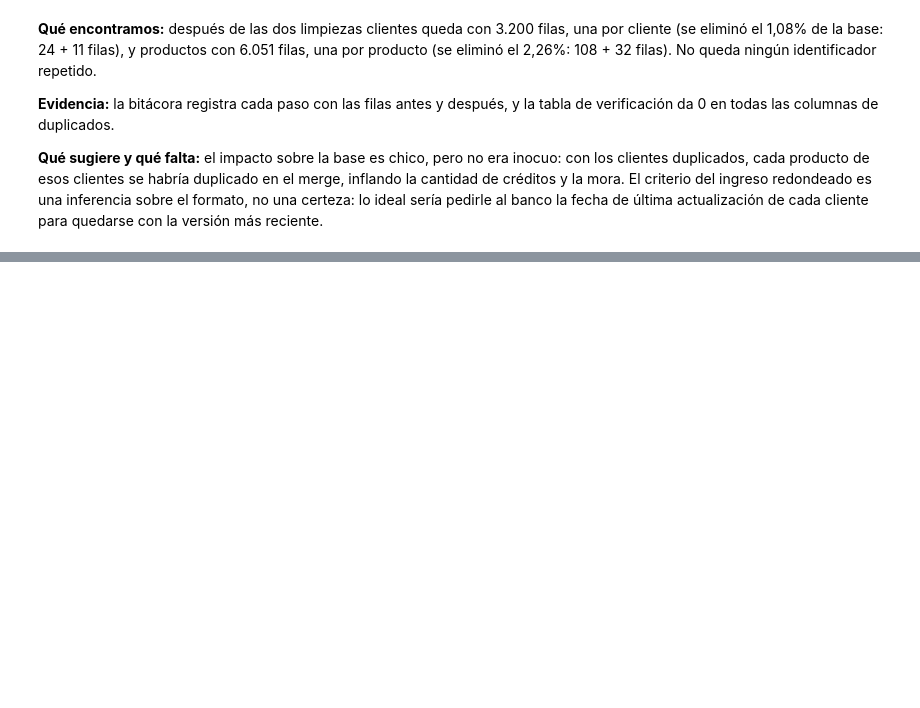
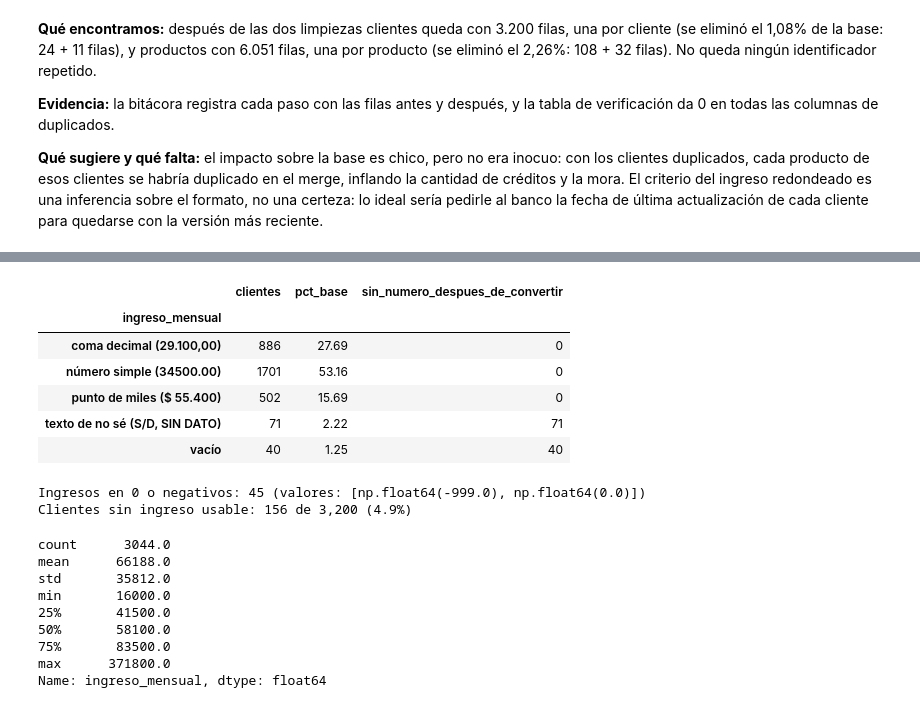
Before and after one commit to ncho06-a11y/proyecto-final-merli, a Jupyter notebook: notebooks/analisis_riesgo_credito.ipynb, the cells around one changed output, grey strips where cells are left out. Drawn from its saved outputs; the diff is of its cells as text; code cells hidden in the pictures; blank space fills up the shorter version.

```diff
--- a/notebooks/analisis_riesgo_credito.ipynb
+++ b/notebooks/analisis_riesgo_credito.ipynb
@@ -614,0 +1138,59 @@ display(
+# %%
+def clasificar_formato_ingreso(ingreso_texto):
+    """Dice en cuál de los formatos del archivo está escrito un ingreso."""
+    if pd.isna(ingreso_texto):
+        return "vacío"
+    if "," in ingreso_texto:
+        return "coma decimal (29.100,00)"
+    if "$" in ingreso_texto or re.match(PATRON_MILES_CON_PUNTO, ingreso_texto):
+        return "punto de miles ($ 55.400)"
+    if re.match(r"^-?[\d.]+$", ingreso_texto):
+        return "número simple (34500.00)"
+    return "texto de no sé (S/D, SIN DATO)"
+# %%
+# Convierto el ingreso a número y reporto cuántos clientes hay en cada formato
+formato_ingreso = clientes["ingreso_mensual"].map(clasificar_formato_ingreso)
+ingreso_numerico = clientes["ingreso_mensual"].map(convertir_ingreso_a_numero)
+display(
+    pd.DataFrame(
+        {
+            "clientes": formato_ingreso.value_counts(),
+            "pct_base": (100 * formato_ingreso.value_counts(normalize=True)).round(2),
+            "sin_numero_despues_de_convertir": ingreso_numerico.isna()
+            .groupby(formato_ingreso)
+            .sum(),
+        }
+    )
+)
+
+# Un ingreso de 0 o negativo (-999) no es un ingreso: es otro código de "no sé"
+ingreso_no_valido = ingreso_numerico <= 0
+print(
+    f"Ingresos en 0 o negativos: {ingreso_no_valido.sum()} "
+    f"(valores: {sorted(ingreso_numerico[ingreso_no_valido].unique())})"
+)
+clientes["ingreso_mensual"] = ingreso_numerico.mask(ingreso_no_valido)
+print(
+    f"Clientes sin ingreso usable: {clientes['ingreso_mensual'].isna().sum()} "
+    f"de {len(clientes):,} ({clientes['ingreso_mensual'].isna().mean():.1%})"
+)
+display(clientes["ingreso_mensual"].describe().round(0))
+# %% [output]
+|  | clientes | pct_base | sin_numero_despues_de_convertir |
+| ingreso_mensual |  |  |  |
+| coma decimal (29.100,00) | 886 | 27.69 | 0 |
+| número simple (34500.00) | 1701 | 53.16 | 0 |
+| punto de miles ($ 55.400) | 502 | 15.69 | 0 |
+| texto de no sé (S/D, SIN DATO) | 71 | 2.22 | 71 |
+| vacío | 40 | 1.25 | 40 |
+Ingresos en 0 o negativos: 45 (valores: [np.float64(-999.0), np.float64(0.0)])
+Clientes sin ingreso usable: 156 de 3,200 (4.9%)
+count      3044.0
+mean      66188.0
+std       35812.0
+min       16000.0
+25%       41500.0
+50%       58100.0
+75%       83500.0
+max      371800.0
+Name: ingreso_mensual, dtype: float64
```
Also changed, not shown: parts of 39 cells of this notebook.
